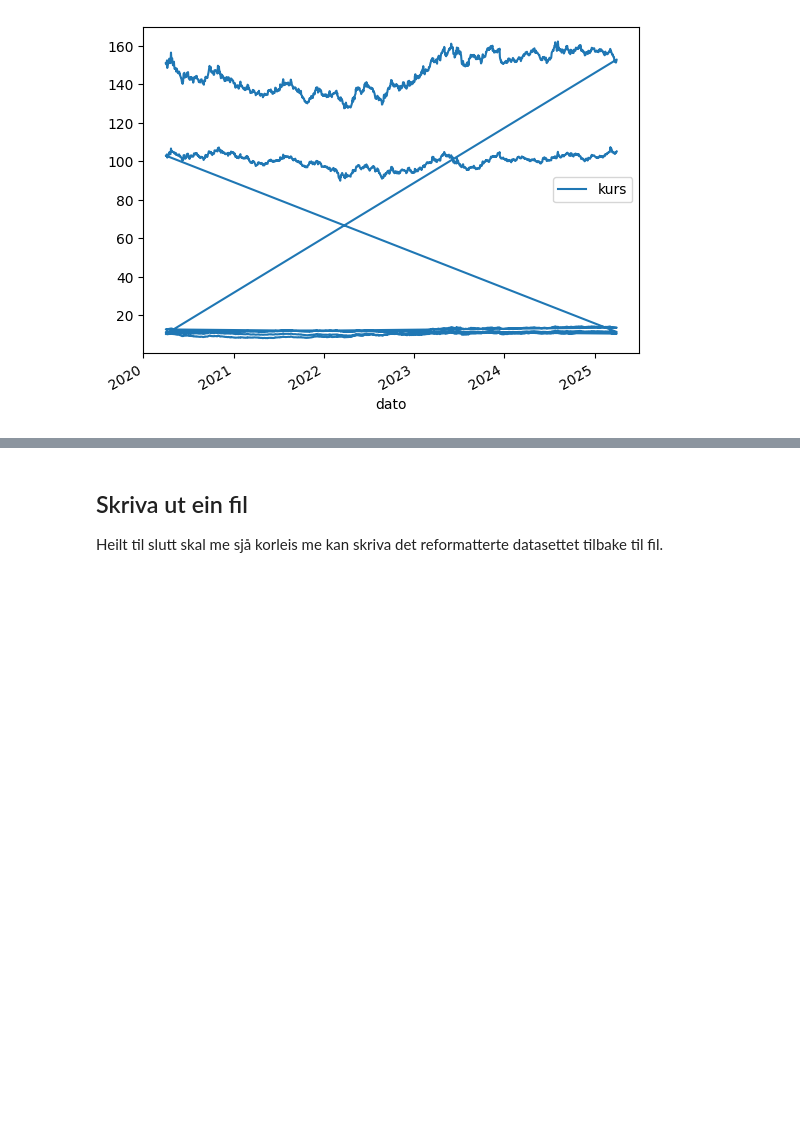
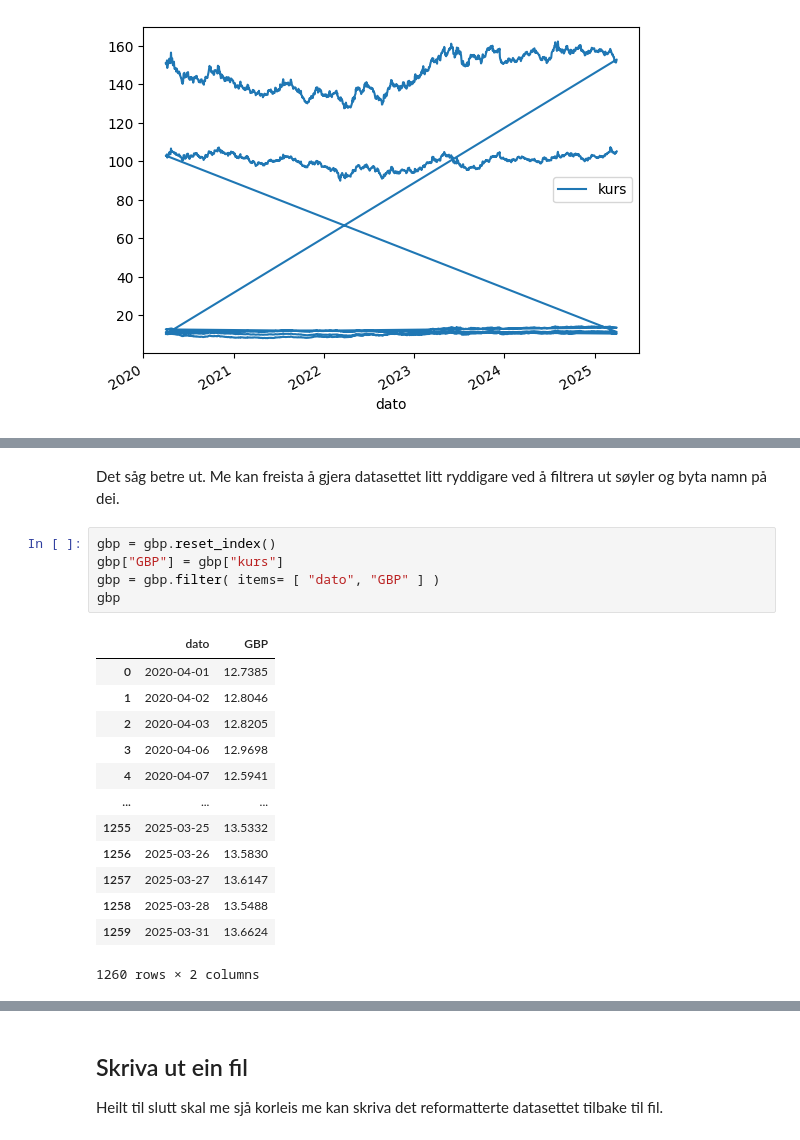
Before and after one commit to hgeorgsch/dataprogexercises, a Jupyter notebook: dataprog-obsidian/assets/csv01.ipynb, the cells around one changed output, grey strips where cells are left out. Saved outputs shown, nothing was run; the diff lists cells and outputs as text; blank space fills up the shorter version.

```diff
--- a/dataprog-obsidian/assets/csv01.ipynb
+++ b/dataprog-obsidian/assets/csv01.ipynb
@@ -214,0 +257,21 @@ df.plot( "dato", "kurs")
+# %% [markdown]
+Det såg betre ut. Me kan freista å gjera datasettet litt ryddigare ved å filtrera ut søyler og byta namn på dei.
+# %%
+gbp = gbp.reset_index()
+gbp["GBP"] = gbp["kurs"]
+gbp = gbp.filter( items= [ "dato", "GBP" ] )
+gbp
+# %% [output]
+|  | dato | GBP |
+| 0 | 2020-04-01 | 12.7385 |
+| 1 | 2020-04-02 | 12.8046 |
+| 2 | 2020-04-03 | 12.8205 |
+| 3 | 2020-04-06 | 12.9698 |
+| 4 | 2020-04-07 | 12.5941 |
+| ... | ... | ... |
+| 1255 | 2025-03-25 | 13.5332 |
+| 1256 | 2025-03-26 | 13.5830 |
+| 1257 | 2025-03-27 | 13.6147 |
+| 1258 | 2025-03-28 | 13.5488 |
+| 1259 | 2025-03-31 | 13.6624 |
+1260 rows × 2 columns
```
Also changed, not shown: parts of 13 cells of this notebook, 1 other file.
